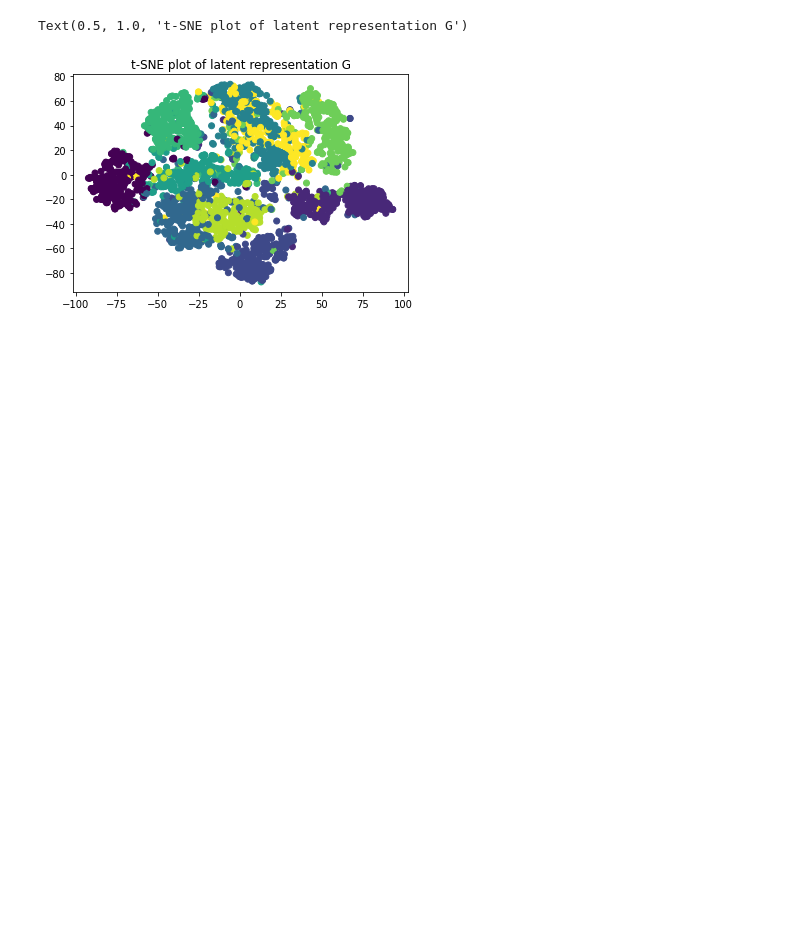
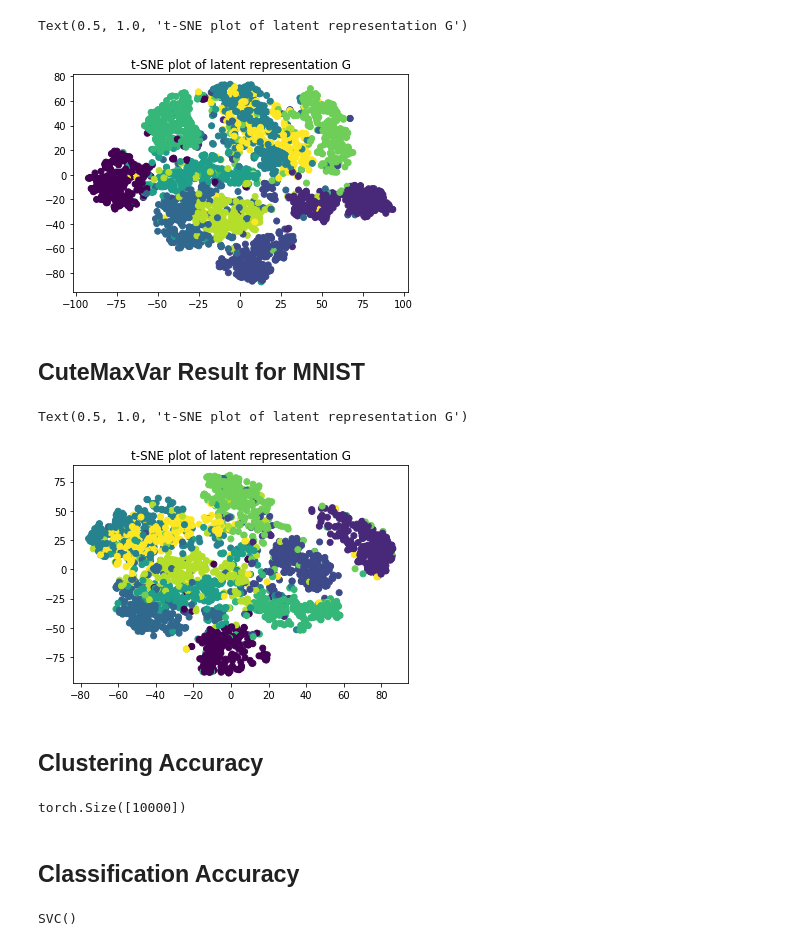
Before and after one commit to shresthasagar/Federated-MaxVar-GCCA, a Jupyter notebook: dgcca/eval_dgcca.ipynb, the cells around one changed output. Cells and saved outputs as stored; diff of their text form; code cells hidden in the pictures; blank space fills up the shorter version.

```diff
--- a/dgcca/eval_dgcca.ipynb
+++ b/dgcca/eval_dgcca.ipynb
@@ -118,17 +49,0 @@ Text(0.5, 1.0, 't-SNE plot of latent representation G')
-# %%
-train_set = train_set.view(train_set.shape[0], train_set.shape[1], -1)
-
-dgcca = torch.load('trained_models/dgcca_mnist_linearBN11_fed_innerit1.model')
-out = torch.stack(dgcca(train_views))
-G = g_step(out.clone().detach())
-
-import numpy as np
-from sklearn.manifold import TSNE
-
-# a = out[0].clone().detach()
-X = G[:3000].numpy()
-X_embedded = TSNE(n_components=2).fit_transform(X)
-
-fig, axes = plt.subplots(1,1)
-axes.scatter(X_embedded[:3000,0], X_embedded[:3000,1], c=train_classes[:3000].numpy())
-axes.set_title('t-SNE plot of latent representation G')
@@ -303,3 +91,62 @@ Text(0.5, 1.0, 't-SNE plot of latent representation G')
 [figure]
 # %%
 X = train_set[0].view(60000,-1)
+# %% [markdown]
+## CuteMaxVar Result for MNIST
+# %%
+import torch
+import matplotlib.pyplot as plt
+from models import g_step, MnistDGCCA
+from dgcca.mnist.dataset_mnist import get_mnist_dataset
+import numpy as np
+
+test_set, test_classes = get_mnist_dataset(train=False, normalize=False)
+test_views = list(test_set)
+
+model_path = 'trained_models/dgcca_mnist_cutemaxvar2.model'
+
+dgcca = torch.load(model_path)
+dgcca.train()
+out = torch.stack(dgcca(test_views))
+out = out - out.mean(dim=1).unsqueeze(dim=1)
+G = g_step(out.clone().detach())
+
+import numpy as np
+from sklearn.manifold import TSNE
+
+X = G[:10000].numpy()
+X_embedded = TSNE(n_components=2).fit_transform(X)
+
+fig, axes = plt.subplots(1,1)
+
+axes.scatter(X_embedded[:3000,0], X_embedded[:3000,1], c=test_classes[:3000].numpy())
+axes.set_title('t-SNE plot of latent representation G')
+# %% [output]
+Text(0.5, 1.0, 't-SNE plot of latent representation G')
+[figure, added]
+# %% [markdown]
+## Clustering Accuracy
+# %%
+test_classes.shape
+# %% [output]
+torch.Size([10000])
+# %% [markdown]
+## Classification Accuracy
+# %%
+import numpy as np
+from sklearn.datasets import make_classification
+from sklearn.model_selection import train_test_split
+from sklearn import svm
+from sklearn.metrics import accuracy_score
+
+x_train = G[:8000,:].numpy()
+x_test = G[8000:,:].numpy()
+y_train = test_classes[:8000].numpy()
+y_test = test_classes[8000:].numpy()
+
+clf = svm.SVC(kernel='rbf')
+
+# linear kernel computation
+clf.fit(x_train, y_train)
+# %% [output]
+SVC()
```
Also changed, not shown: parts of 29 cells of this notebook, 40 other files.
